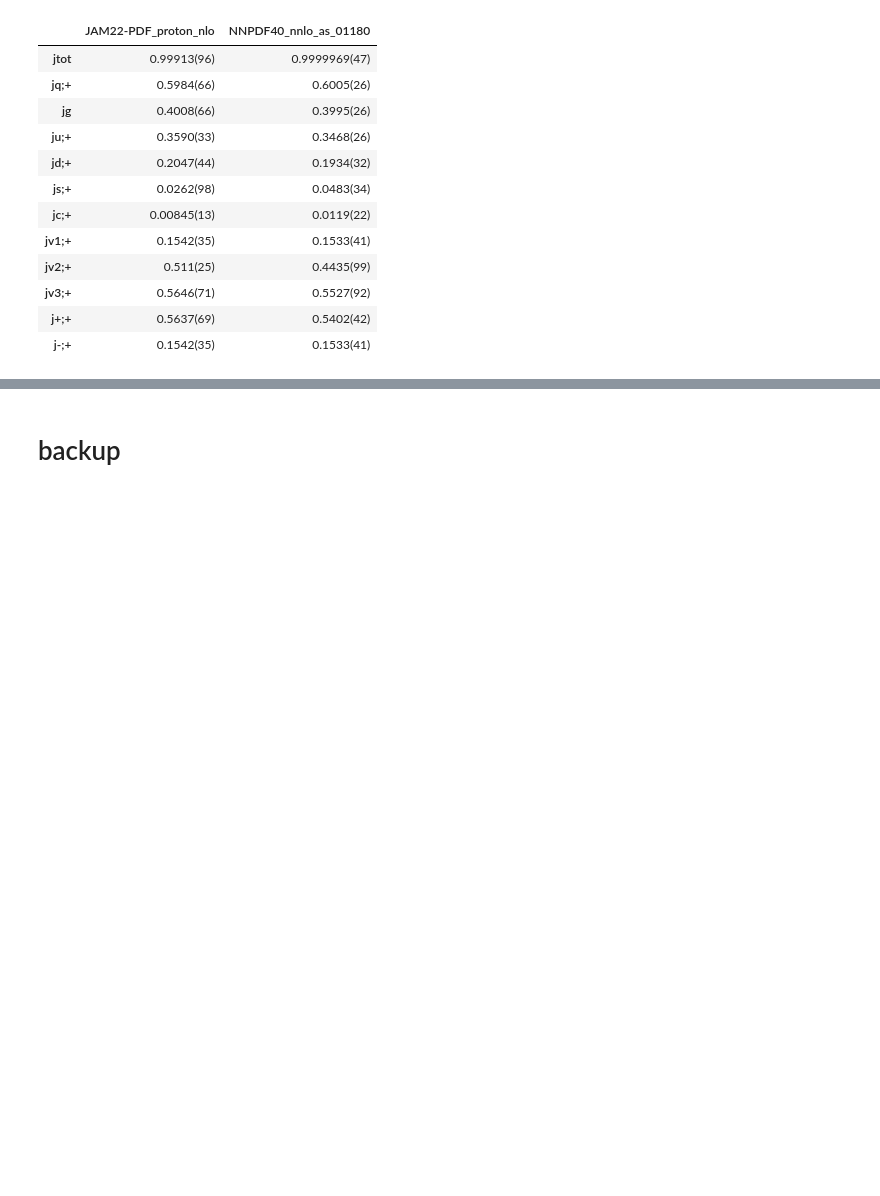
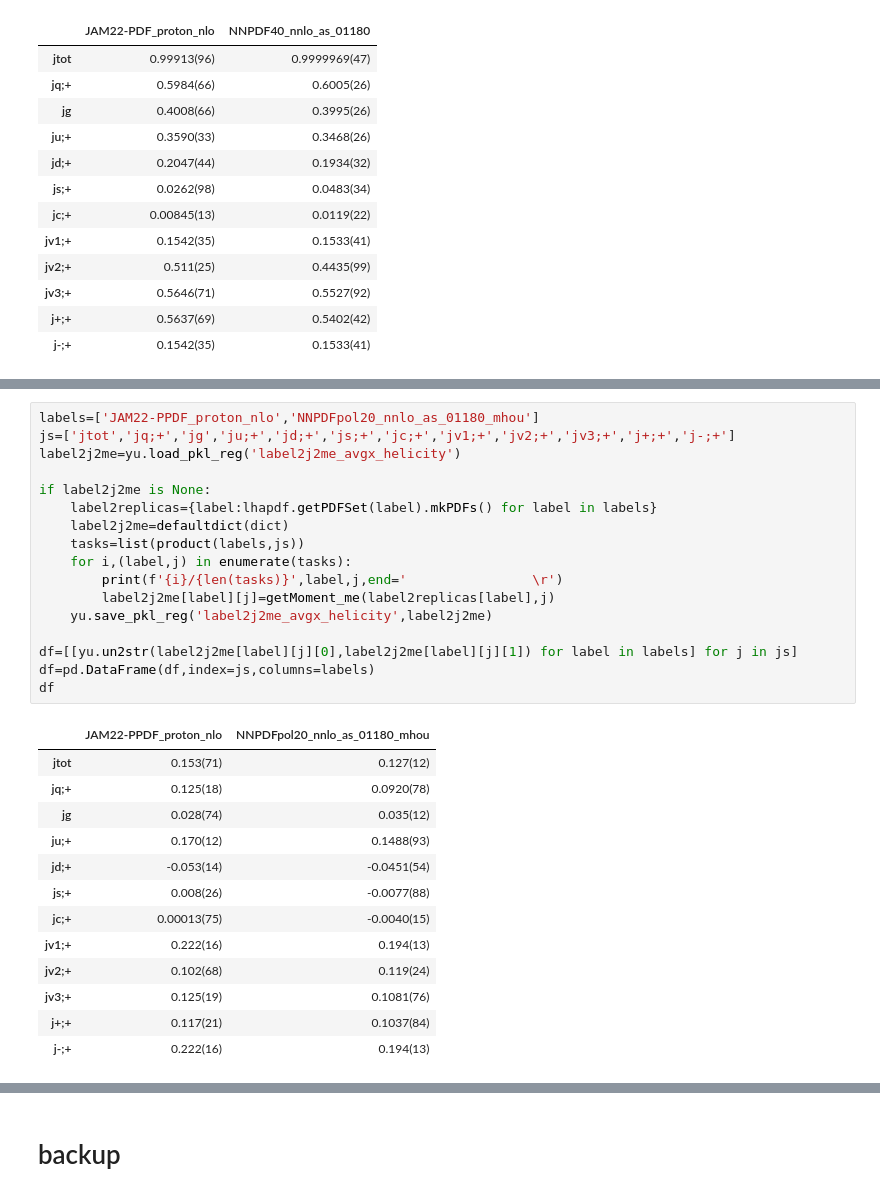
Before and after one commit to lee14916/glwc3, a Jupyter notebook: project2/05_moments/lhapdf.ipynb, the cells around one changed output, grey strips where cells are left out. Cells and saved outputs as stored; diff of their text form; blank space fills up the shorter version.

```diff
--- a/project2/05_moments/lhapdf.ipynb
+++ b/project2/05_moments/lhapdf.ipynb
@@ -166,0 +176,31 @@ df
+# %%
+labels=['JAM22-PPDF_proton_nlo','NNPDFpol20_nnlo_as_01180_mhou']
+js=['jtot','jq;+','jg','ju;+','jd;+','js;+','jc;+','jv1;+','jv2;+','jv3;+','j+;+','j-;+']
+label2j2me=yu.load_pkl_reg('label2j2me_avgx_helicity')
+
+if label2j2me is None:
+    label2replicas={label:lhapdf.getPDFSet(label).mkPDFs() for label in labels}
+    label2j2me=defaultdict(dict)
+    tasks=list(product(labels,js))
+    for i,(label,j) in enumerate(tasks):
+        print(f'{i}/{len(tasks)}',label,j,end='                \r')
+        label2j2me[label][j]=getMoment_me(label2replicas[label],j)
+    yu.save_pkl_reg('label2j2me_avgx_helicity',label2j2me)
+
+df=[[yu.un2str(label2j2me[label][j][0],label2j2me[label][j][1]) for label in labels] for j in js]
+df=pd.DataFrame(df,index=js,columns=labels)
+df
+# %% [output]
+|  | JAM22-PPDF_proton_nlo | NNPDFpol20_nnlo_as_01180_mhou |
+| jtot | 0.153(71) | 0.127(12) |
+| jq;+ | 0.125(18) | 0.0920(78) |
+| jg | 0.028(74) | 0.035(12) |
+| ju;+ | 0.170(12) | 0.1488(93) |
+| jd;+ | -0.053(14) | -0.0451(54) |
+| js;+ | 0.008(26) | -0.0077(88) |
+| jc;+ | 0.00013(75) | -0.0040(15) |
+| jv1;+ | 0.222(16) | 0.194(13) |
+| jv2;+ | 0.102(68) | 0.119(24) |
+| jv3;+ | 0.125(19) | 0.1081(76) |
+| j+;+ | 0.117(21) | 0.1037(84) |
+| j-;+ | 0.222(16) | 0.194(13) |
```
Also changed, not shown: parts of 8 cells of this notebook, 9 other files.
